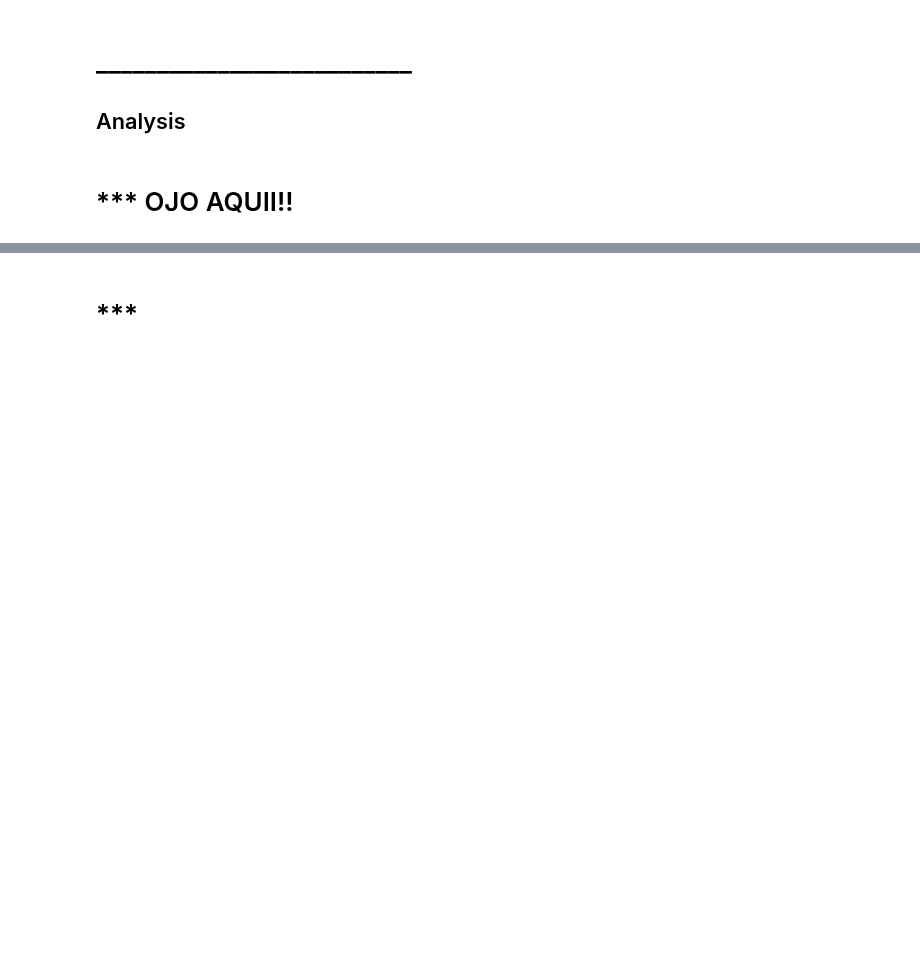
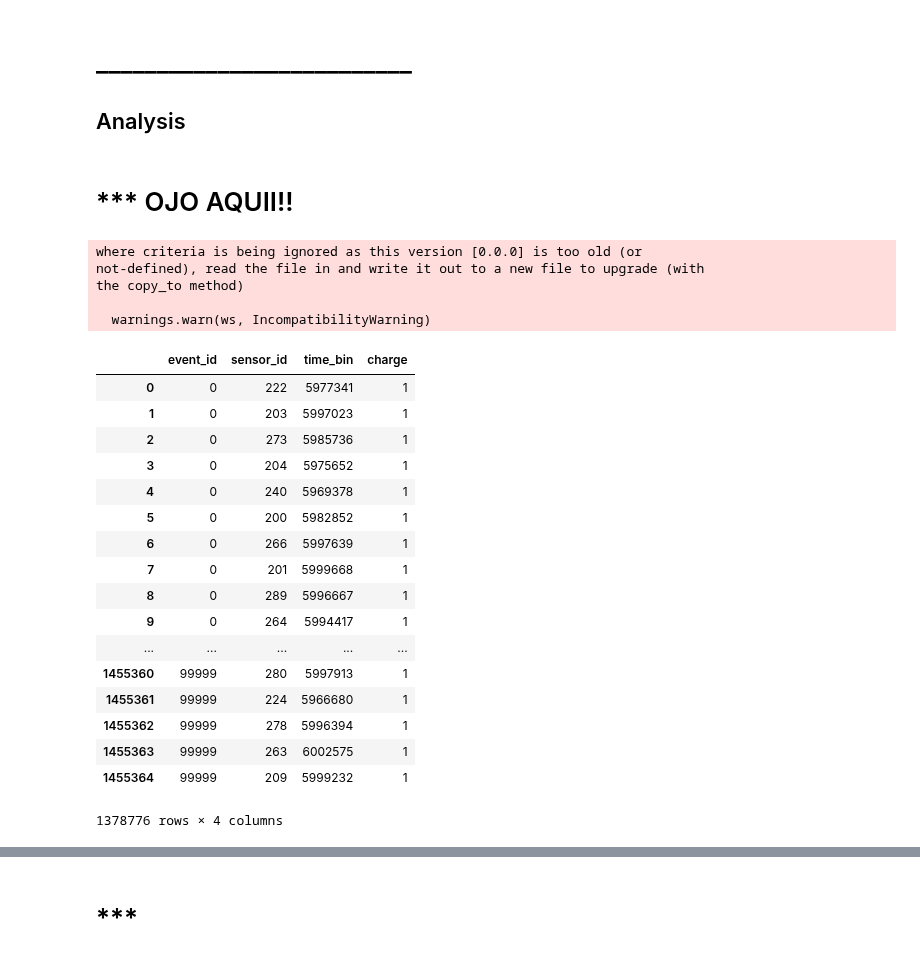
Before and after one commit to mariandbt/python, a Jupyter notebook: notebooks/20231116_NEXT100_S2_mapping.ipynb, the cells around one changed output, grey strips where cells are left out. Cells and saved outputs as stored; diff of their text form; code cells hidden in the pictures; blank space fills up the shorter version.

```diff
--- a/notebooks/20231116_NEXT100_S2_mapping.ipynb
+++ b/notebooks/20231116_NEXT100_S2_mapping.ipynb
@@ -244,3 +265,31 @@ dst.time_bin = dst.time_bin*t_binning # change units to ns
 n_events = dst_particle.event_id.max() + 1 # save number of events simulated
 # %% [markdown]
 # *** OJO AQUII!!
+# %%
+fiber_sens_mask = pd.read_hdf(filename, "/MC/sns_positions", where='sensor_name == F_SENSOR')
+
+data.loc[data.sensor_id.isin(fiber_sens_mask.sensor_id)] # get the positions of said sensors
+# %% [output]
+where criteria is being ignored as this version [0.0.0] is too old (or
+not-defined), read the file in and write it out to a new file to upgrade (with
+the copy_to method)
+
+  warnings.warn(ws, IncompatibilityWarning)
+|  | event_id | sensor_id | time_bin | charge |
+| 0 | 0 | 222 | 5977341 | 1 |
+| 1 | 0 | 203 | 5997023 | 1 |
+| 2 | 0 | 273 | 5985736 | 1 |
+| 3 | 0 | 204 | 5975652 | 1 |
+| 4 | 0 | 240 | 5969378 | 1 |
+| 5 | 0 | 200 | 5982852 | 1 |
+| 6 | 0 | 266 | 5997639 | 1 |
+| 7 | 0 | 201 | 5999668 | 1 |
+| 8 | 0 | 289 | 5996667 | 1 |
+| 9 | 0 | 264 | 5994417 | 1 |
+| ... | ... | ... | ... | ... |
+| 1455360 | 99999 | 280 | 5997913 | 1 |
+| 1455361 | 99999 | 224 | 5966680 | 1 |
+| 1455362 | 99999 | 278 | 5996394 | 1 |
+| 1455363 | 99999 | 263 | 6002575 | 1 |
+| 1455364 | 99999 | 209 | 5999232 | 1 |
+1378776 rows × 4 columns
```
Also changed, not shown: parts of 3 cells of this notebook, 3 other files.
